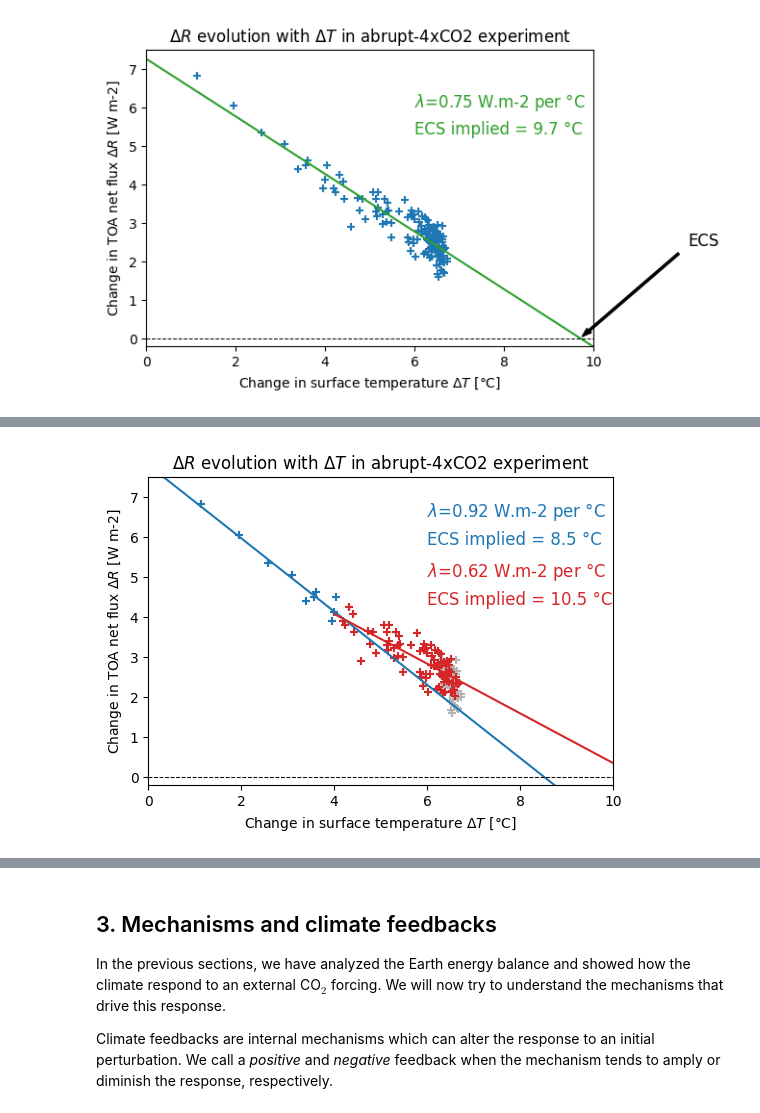
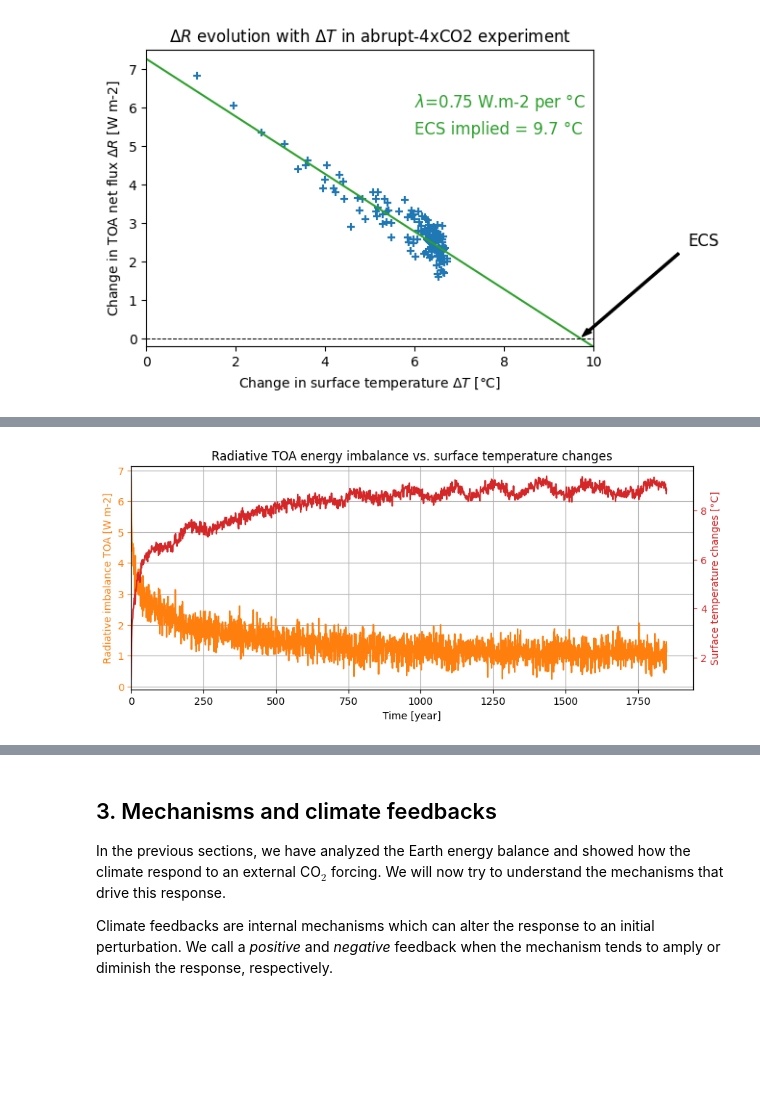
Before and after one commit to acsed-dot/TP-MSOAC-Climate_change, a Jupyter notebook: topics/1-CNRM-CM6-1_idealized_CO2_forcing.ipynb, the cells around one changed output, grey strips where cells are left out. Saved outputs shown, nothing was run; the diff lists cells and outputs as text; code cells hidden in the pictures; blank space fills up the shorter version.

Commit message:
topic1 - add long CNRM-CM6-1 piControl + abrupt-4xCO2 data

```diff
--- a/topics/1-CNRM-CM6-1_idealized_CO2_forcing.ipynb
+++ b/topics/1-CNRM-CM6-1_idealized_CO2_forcing.ipynb
@@ -442,46 +547,30 @@ _ = ax.set_title(r"$\Delta R$ evolution with $\Delta T$ in abrupt-4xCO2 experime
-# %%
-# plot
-fig, ax = plt.subplots(1,1, figsize=(6, 4))
-
-ax.scatter( dT, dR, marker='+', color=np.array([.7,.7,.7]))
-
-# compute the method for the 0-10 years period
-yi, yf = 0, 10
-
-ax.scatter( dT[yi:yf], dR[yi:yf], marker='+', c='tab:blue')
-
-x         = np.vstack([dT[yi:yf], np.ones(len(dT[yi:yf]))]).T
-coeff, R0 = np.linalg.lstsq(x, dR[yi:yf], rcond=-1)[0]
-ecs       = -R0 / coeff  # dT = -dR/lambda
-
-ax.plot( np.linspace(0, 10, 100), coeff * np.linspace(0, 10, 100) + R0, ls='-', c='tab:blue')
-
-ax.text(6, 6.5,   r"$\lambda$={:.2f} W.m-2 per °C".format(-coeff), fontsize=12,  c='tab:blue')
-ax.text(6, 5.8, r"ECS implied = {:.1f} °C".format(ecs),          fontsize=12,  c='tab:blue')
-
-# compute the method for the 10-100 years period
-yi, yf = 10, 100
-
-ax.scatter( dT[yi:yf], dR[yi:yf], marker='+', c='tab:red')
-
-x         = np.vstack([dT[yi:yf], np.ones(len(dT[yi:yf]))]).T
-coeff, R0 = np.linalg.lstsq(x, dR[yi:yf], rcond=-1)[0]
-ecs       = -R0 / coeff  # dT = -dR/lambda
-
-ax.plot( np.linspace(4, 10, 100), coeff * np.linspace(4, 10, 100) + R0, ls='-', c='tab:red')
-
-ax.text(6, 5, r"$\lambda$={:.2f} W.m-2 per °C".format(-coeff), fontsize=12,  c='tab:red')
-ax.text(6, 4.3, r"ECS implied = {:.1f} °C".format(ecs),          fontsize=12,  c='tab:red')
-
-# plot y=0 line
-ax.plot( [0, 10], [0, 0], ls='--', lw=0.75, c='k')
-
-# axe properties
-ax.set_xlim((0, 10))
-ax.set_ylim((-0.2, 7.5))
-ax.set_xlabel(r'Change in surface temperature $\Delta T$ [°C]')
-ax.set_ylabel(r'Change in TOA net flux $\Delta R$ [W m-2]')
-
-_ = ax.set_title(r"$\Delta R$ evolution with $\Delta T$ in abrupt-4xCO2 experiment")
-# %% [output]
-[figure, removed]
+# %%
+dR_piCtrl_cnrm = piCtrl_cnrm['rsdt'] - piCtrl_cnrm['rsut'] - piCtrl_cnrm['rlut']
+dR_abrupt_cnrm = abrupt_cnrm['rsdt'] - abrupt_cnrm['rsut'] - abrupt_cnrm['rlut']
+
+dT_long      = (abrupt_cnrm['ts'] - piCtrl_cnrm['ts'])
+dR_long      =  dR_abrupt_cnrm    - dR_piCtrl_cnrm
+
+# plot
+fig, ax = plt.subplots(1,1, figsize=(10, 4))
+
+# dR
+ax.plot( np.arange(len(dR_long['year'])), dR_long, c='tab:orange')
+
+# dT
+ax2 = ax.twinx()
+ax2.plot( np.arange(len(dT_long['year'])), dT_long, c='tab:red')
+
+ax.grid(True)
+ax.set_xlim((0, None))
+ax.set_xlabel('Time [year]')
+ax.set_ylabel('Radiative imbalance TOA [W m-2]',   color='tab:orange')
+ax2.set_ylabel('Surface temperature changes [°C]', color='tab:red')
+
+ax.tick_params(axis='y' , colors='tab:orange')
+ax2.tick_params(axis='y', colors='tab:red')
+
+
+_ = ax.set_title("Radiative TOA energy imbalance vs. surface temperature changes")
+# %% [output]
+[figure, added]
```
Also changed, not shown: parts of 35 cells of this notebook, 17 other files.
